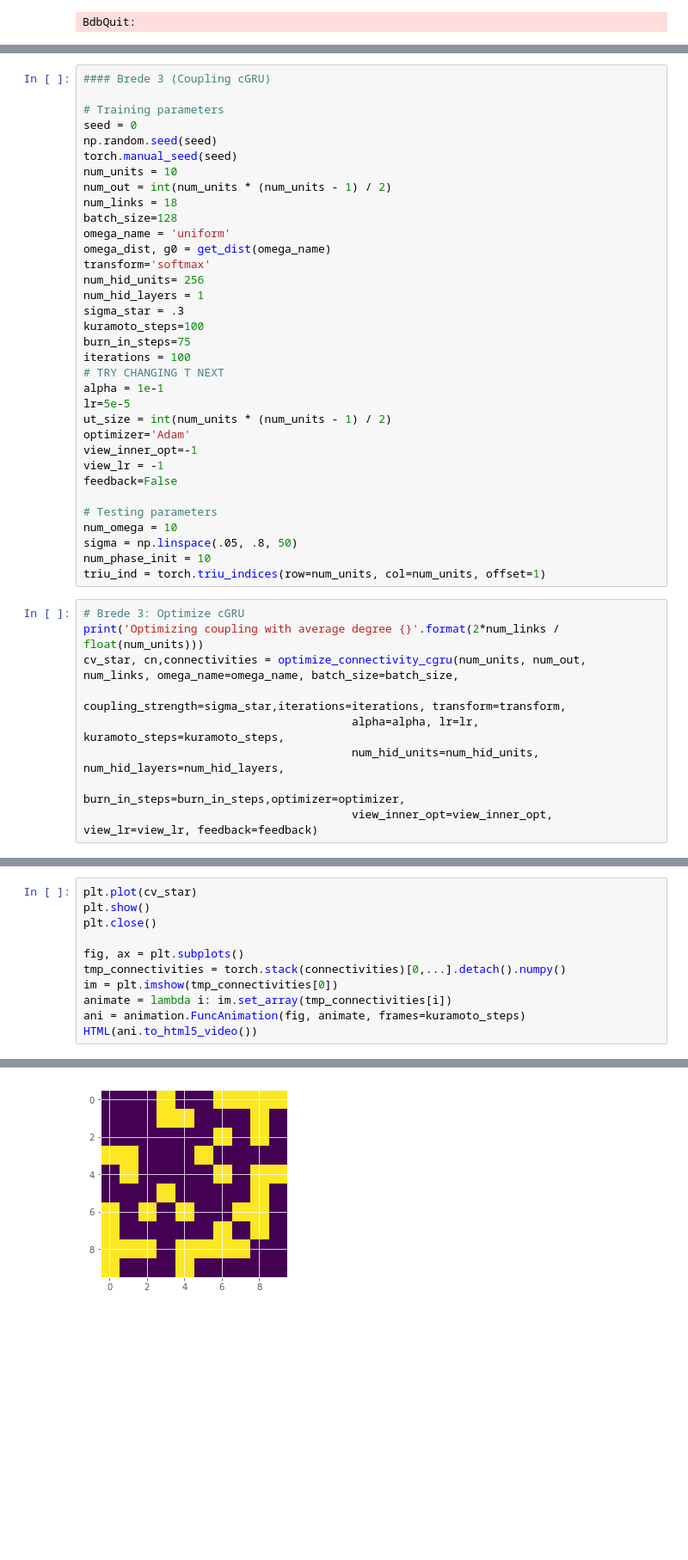
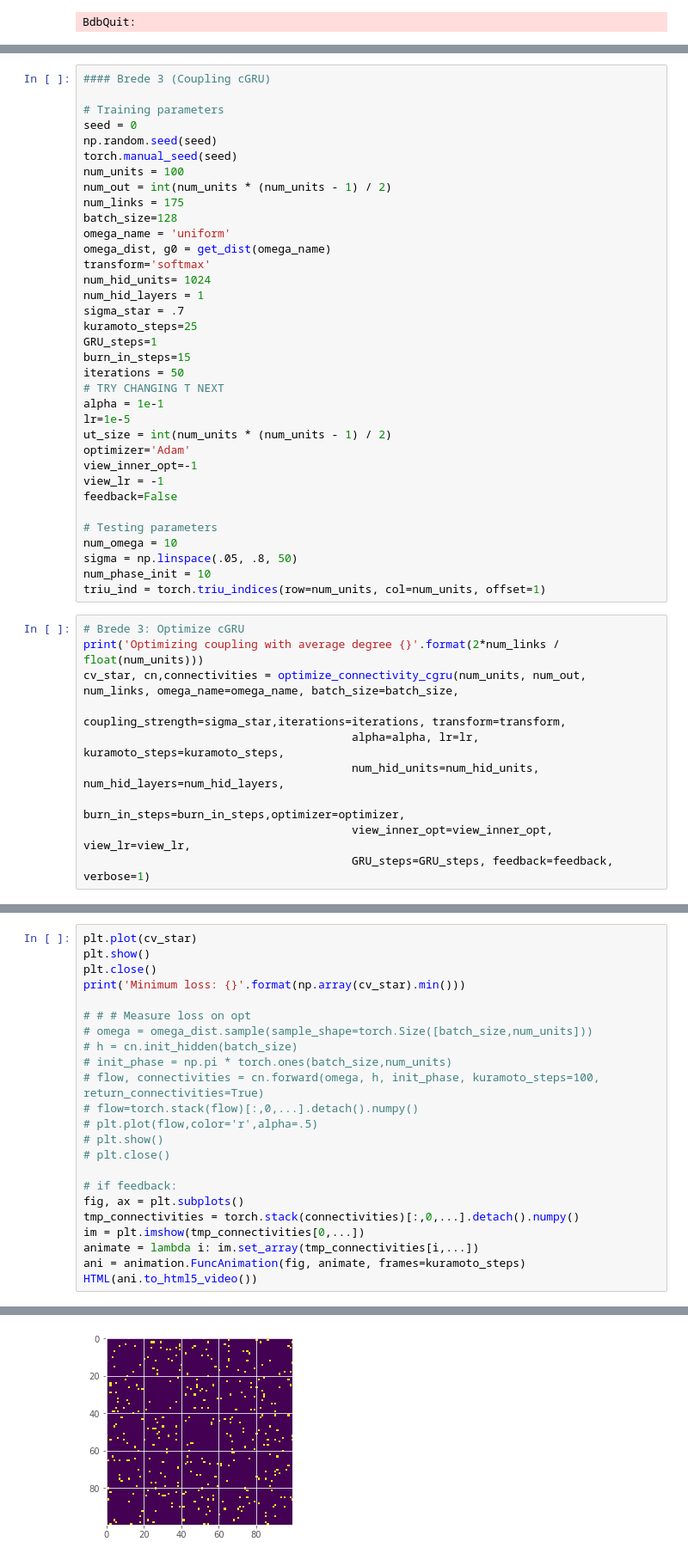
Before and after one commit to serre-lab/synchrony, a Jupyter notebook: notebooks/GraphSynch.ipynb, the cells around one changed output, grey strips where cells are left out. Shown at 86% size. Cells and saved outputs as stored; diff of their text form; blank space fills up the shorter version.

```diff
--- a/notebooks/GraphSynch.ipynb
+++ b/notebooks/GraphSynch.ipynb
@@ -1094,22 +1106,23 @@ plt.close()
 seed = 0
 np.random.seed(seed)
 torch.manual_seed(seed)
-num_units = 10
+num_units = 100
 num_out = int(num_units * (num_units - 1) / 2)
-num_links = 18
+num_links = 175
 batch_size=128
 omega_name = 'uniform'
 omega_dist, g0 = get_dist(omega_name)
 transform='softmax'
-num_hid_units= 256
+num_hid_units= 1024
 num_hid_layers = 1
-sigma_star = .3
-kuramoto_steps=100
-burn_in_steps=75
-iterations = 100
+sigma_star = .7
+kuramoto_steps=25
+GRU_steps=1
+burn_in_steps=15
+iterations = 50
 # TRY CHANGING T NEXT
 alpha = 1e-1
-lr=5e-5
+lr=1e-5
 ut_size = int(num_units * (num_units - 1) / 2)
 optimizer='Adam'
 view_inner_opt=-1
@@ -1129,5 +1142,6 @@ cv_star, cn,connectivities = optimize_connectivity_cgru(num_units, num_out, num_
                                         alpha=alpha, lr=lr, kuramoto_steps=kuramoto_steps,
                                         num_hid_units=num_hid_units, num_hid_layers=num_hid_layers,
                                         burn_in_steps=burn_in_steps,optimizer=optimizer,
-                                        view_inner_opt=view_inner_opt, view_lr=view_lr, feedback=feedback)
+                                        view_inner_opt=view_inner_opt, view_lr=view_lr,
+                                        GRU_steps=GRU_steps, feedback=feedback, verbose=1)
 # %% [output]
@@ -1153,11 +1166,23 @@ BdbQuit:
 plt.plot(cv_star)
 plt.show()
 plt.close()
+print('Minimum loss: {}'.format(np.array(cv_star).min()))
 
+# # # Measure loss on opt
+# omega = omega_dist.sample(sample_shape=torch.Size([batch_size,num_units]))
+# h = cn.init_hidden(batch_size)
+# init_phase = np.pi * torch.ones(batch_size,num_units)
+# flow, connectivities = cn.forward(omega, h, init_phase, kuramoto_steps=100, return_connectivities=True)
+# flow=torch.stack(flow)[:,0,...].detach().numpy()
+# plt.plot(flow,color='r',alpha=.5)
+# plt.show()
+# plt.close()
+
+# if feedback:
 fig, ax = plt.subplots()
-tmp_connectivities = torch.stack(connectivities)[0,...].detach().numpy()
-im = plt.imshow(tmp_connectivities[0])
-animate = lambda i: im.set_array(tmp_connectivities[i])
+tmp_connectivities = torch.stack(connectivities)[:,0,...].detach().numpy()
+im = plt.imshow(tmp_connectivities[0,...])
+animate = lambda i: im.set_array(tmp_connectivities[i,...])
 ani = animation.FuncAnimation(fig, animate, frames=kuramoto_steps)
 HTML(ani.to_html5_video())
 # %% [output]
@@ -1165,2 +1191,2 @@ HTML(ani.to_html5_video())
 [interactive output not drawn]
-[figure, old version]
+[figure, new version]
```
Also changed, not shown: parts of 8 cells of this notebook, 1 other file.
